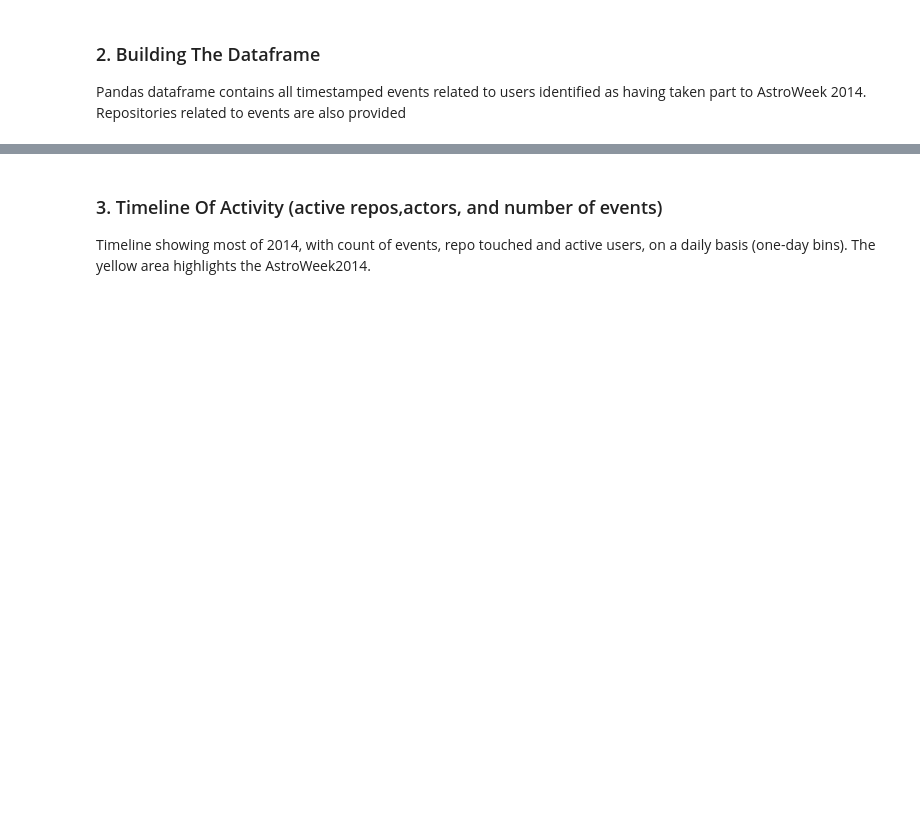
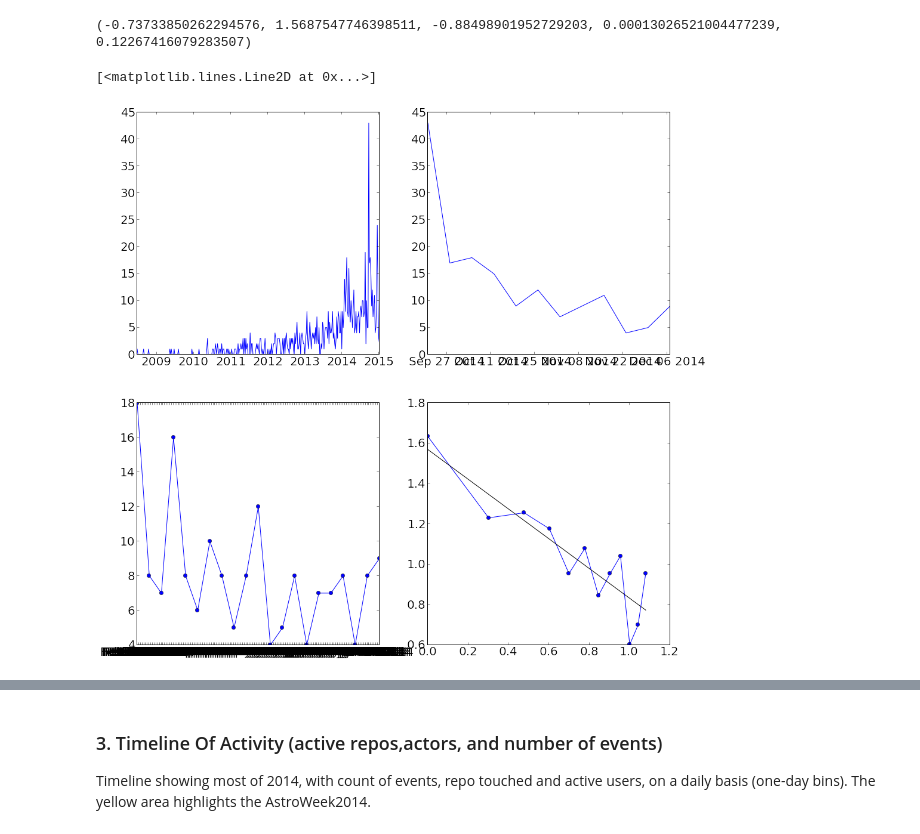
Before and after one commit to wazaahhh/AstroWeekStudy, a Jupyter notebook: python_code/AstroWeekStudy.ipynb, the cells around one changed output, grey strips where cells are left out. Drawn from its saved outputs; the diff is of its cells as text; code cells hidden in the pictures; blank space fills up the shorter version.

```diff
--- a/python_code/AstroWeekStudy.ipynb
+++ b/python_code/AstroWeekStudy.ipynb
@@ -12,17 +0,0 @@ dir = "/home/ubuntu/github/AstroWeekStudy/python_code/data/"
-# %%
-fig_width_pt = 420.0  # Get this from LaTeX using \showthe\columnwidth
-inches_per_pt = 1.0 / 72.27  # Convert pt to inch
-golden_mean = (np.sqrt(5) - 1.0) / 2.0  # Aesthetic ratio
-fig_width = fig_width_pt * inches_per_pt  # width in inches
-fig_height = fig_width  # *golden_mean      # height in inches
-fig_size = [fig_width, fig_height]
-
-params = {'backend': 'ps',
-          'axes.labelsize': 25,
-          'text.fontsize': 32,
-          'legend.fontsize': 18,
-          'xtick.labelsize': 20,
-          'ytick.labelsize': 20,
-          'text.usetex': False,
-          'figure.figsize': fig_size}
-pl.rcParams.update(params)
@@ -65,3 +0,0 @@ def countUnique(array):
-# %% [markdown]
-### 2. Building The Dataframe
-Pandas dataframe contains all timestamped events related to users identified as having taken part to AstroWeek 2014. Repositories related to events are also provided
@@ -91,0 +24,31 @@ resampled = {'events' : df.type.resample(t_resol,how='count'),
+# %%
+test = df_repos_created.repo_url.resample("1W",how="count")
+t2 = test[(test.index >= '2014-09-15') & (test.index < '2014-12-10')]
+
+
+pl.figure(1,(16,16))
+pl.subplot(221)
+pl.plot(test.index,test.values)
+
+pl.subplot(222)
+pl.plot(t2.index,t2.values)
+
+pl.subplot(223)
+t3 = test[(test.index >= '2014-02-10') & (test.index < '2014-07-10')]
+pl.plot(t3.index,t3.values,'o-')
+
+pl.subplot(224)
+y = t2.values
+x = np.arange(1,len(y)+1)
+c = y > 0
+ly = np.log10(y[c])
+lx = np.log10(x[c])
+plot(lx,ly,'o-')
+
+fit = S.linregress(lx,ly)
+print fit
+plot(lx,lx*fit[0]+fit[1],'k-')
+# %% [output]
+(-0.73733850262294576, 1.5687547746398511, -0.88498901952729203, 0.00013026521004477239, 0.12267416079283507)
+[<matplotlib.lines.Line2D at 0x...>]
+[figure, added]
```
Also changed, not shown: parts of 34 cells of this notebook, 1 other file.
